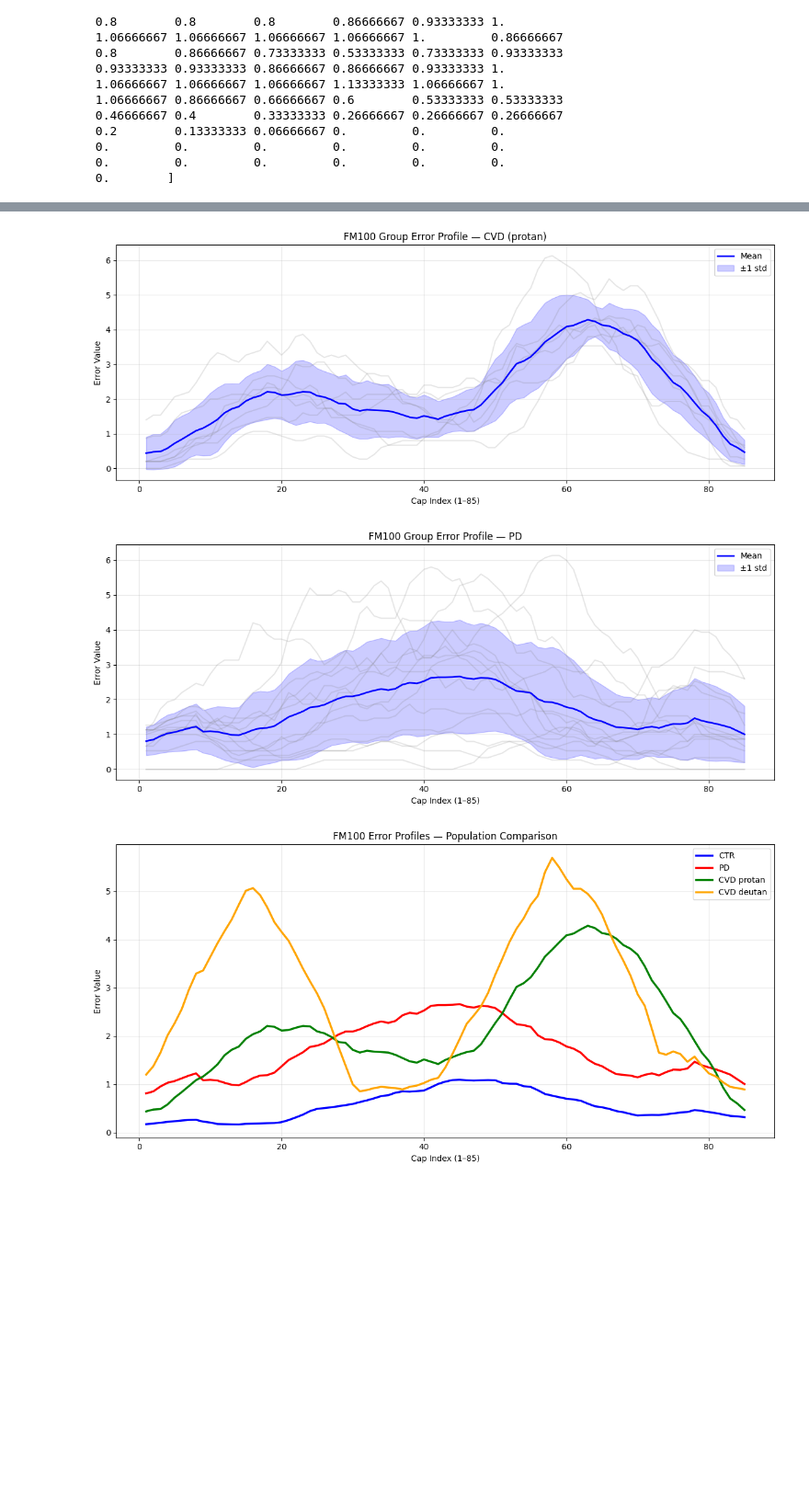
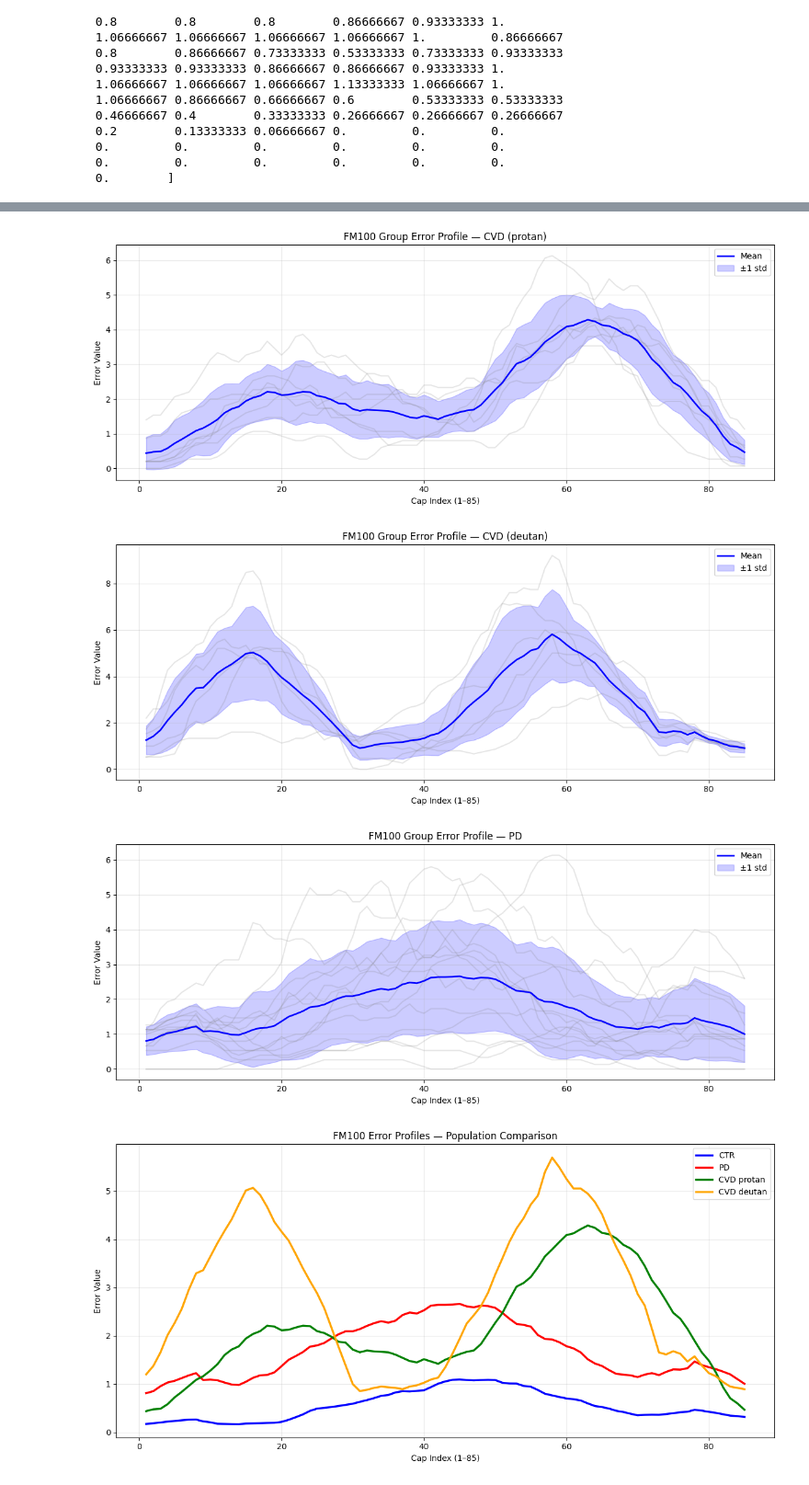
Before and after one commit to zevaz13/Metamers_python, a Jupyter notebook: testFM100.ipynb, the cells around one changed output, grey strips where cells are left out. Shown at 92% size. Drawn from its saved outputs; the diff is of its cells as text; code cells hidden in the pictures; blank space fills up the shorter version.

```diff
--- a/testFM100.ipynb
+++ b/testFM100.ipynb
@@ -143,16 +143,18 @@ plot_participant_errors(FM100, info, subID="MET029", smooth=True, window=15)
 # %%
 from metamers.scores.FM100 import load_FM100_raw, load_participant_info
 from metamers.scores.plotting import plot_group_errors
 
 FM100 = load_FM100_raw()
 info  = load_participant_info()
 
 plot_group_errors(FM100, info, group_name="CVD", subgroup_name="protan", smooth=True, window=15, show_individuals=True)
+plot_group_errors(FM100, info, group_name="CVD", subgroup_name="deutan", smooth=True, window=15, show_individuals=True)
 
 plot_group_errors(FM100, info, group_name="PD", smooth=True, window=15, show_individuals=True)
 # %% [output]
 [figure]
-[figure, old version]
+[figure, new version]
+[figure, added]
 # %%
 from metamers.scores.FM100 import load_FM100_raw, load_participant_info
 from metamers.scores.plotting import plot_population_comparison, plot_population_comparison_shading
```
Also changed, not shown: parts of 2 cells of this notebook, 23 other files.
